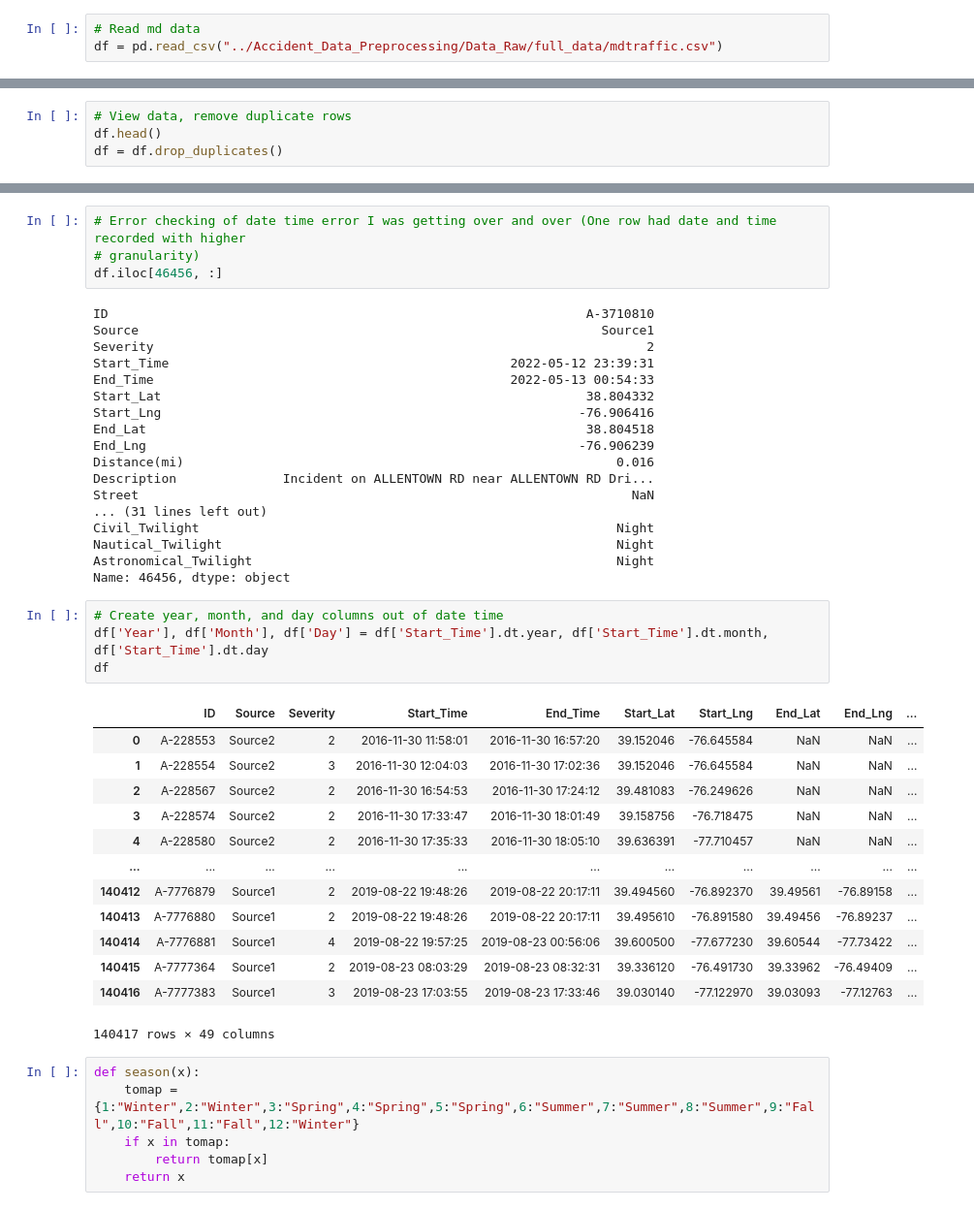
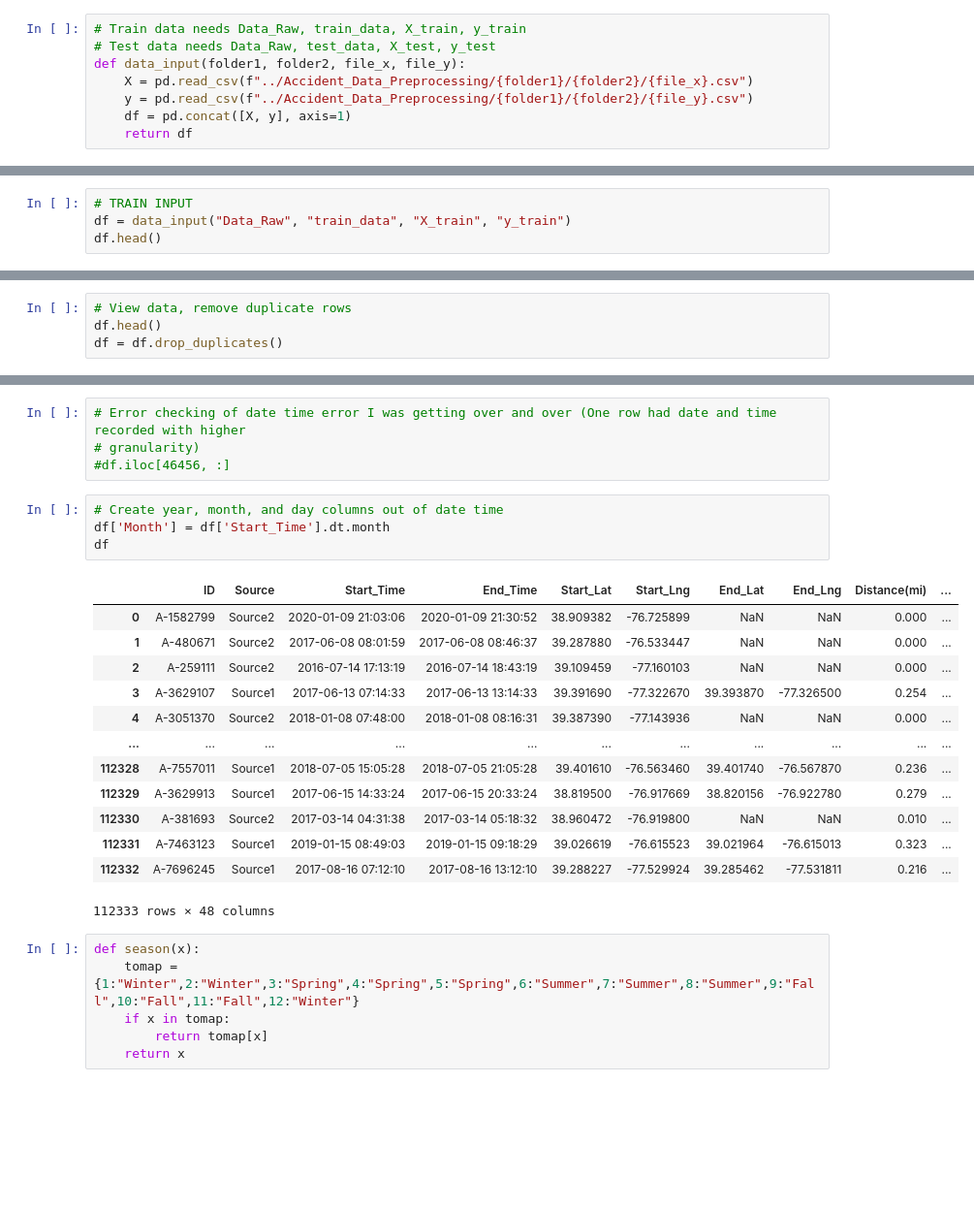
Before and after one commit to fenrirbatdorf/Accident_Data_Preprocessing, a Jupyter notebook: Fenrir_Feature_Engineer_Repair.ipynb, the cells around one changed output, grey strips where cells are left out. Shown: that part at 97% size. Cells and saved outputs as stored; diff of their text form; blank space fills up the shorter version.

Commit message:
Updated feature engineer to reflect train test split datasets

```diff
--- a/Fenrir_Feature_Engineer_Repair.ipynb
+++ b/Fenrir_Feature_Engineer_Repair.ipynb
@@ -3,6 +3,11 @@
 import pandas as pd
 from sklearn.preprocessing import OneHotEncoder
 import numpy as np
-# %%
-# Read md data
-df = pd.read_csv("../Accident_Data_Preprocessing/Data_Raw/full_data/mdtraffic.csv")
+# %%
+# Train data needs Data_Raw, train_data, X_train, y_train
+# Test data needs Data_Raw, test_data, X_test, y_test
+def data_input(folder1, folder2, file_x, file_y):
+    X = pd.read_csv(f"../Accident_Data_Preprocessing/{folder1}/{folder2}/{file_x}.csv")
+    y = pd.read_csv(f"../Accident_Data_Preprocessing/{folder1}/{folder2}/{file_y}.csv")
+    df = pd.concat([X, y], axis=1)
+    return df
@@ -8,0 +18,4 @@ df = pd.read_csv("../Accident_Data_Preprocessing/Data_Raw/full_data/mdtraffic.cs
+# %%
+# TRAIN INPUT
+df = data_input("Data_Raw", "train_data", "X_train", "y_train")
+df.head()
@@ -115,43 +136,25 @@ Name: count, dtype: int64
 # %%
 # Error checking of date time error I was getting over and over (One row had date and time recorded with higher
 # granularity)
-df.iloc[46456, :]
+#df.iloc[46456, :]
-# %% [output]
-ID                                                               A-3710810
-Source                                                             Source1
-Severity                                                                 2
-Start_Time                                             2022-05-12 23:39:31
-End_Time                                               2022-05-13 00:54:33
-Start_Lat                                                        38.804332
-Start_Lng                                                       -76.906416
-End_Lat                                                          38.804518
-End_Lng                                                         -76.906239
-Distance(mi)                                                         0.016
-Description              Incident on ALLENTOWN RD near ALLENTOWN RD Dri...
-Street                                                                 NaN
-... (31 lines left out)
-Civil_Twilight                                                       Night
-Nautical_Twilight                                                    Night
-Astronomical_Twilight                                                Night
-Name: 46456, dtype: object
 # %%
 # Create year, month, and day columns out of date time
-df['Year'], df['Month'], df['Day'] = df['Start_Time'].dt.year, df['Start_Time'].dt.month, df['Start_Time'].dt.day
+df['Month'] = df['Start_Time'].dt.month
 df
 # %% [output]
-|  | ID | Source | Severity | Start_Time | End_Time | Start_Lat | Start_Lng | End_Lat | End_Lng | ... |
-| 0 | A-228553 | Source2 | 2 | 2016-11-30 11:58:01 | 2016-11-30 16:57:20 | 39.152046 | -76.645584 | NaN | NaN | ... |
-| 1 | A-228554 | Source2 | 3 | 2016-11-30 12:04:03 | 2016-11-30 17:02:36 | 39.152046 | -76.645584 | NaN | NaN | ... |
-| 2 | A-228567 | Source2 | 2 | 2016-11-30 16:54:53 | 2016-11-30 17:24:12 | 39.481083 | -76.249626 | NaN | NaN | ... |
-| 3 | A-228574 | Source2 | 2 | 2016-11-30 17:33:47 | 2016-11-30 18:01:49 | 39.158756 | -76.718475 | NaN | NaN | ... |
-| 4 | A-228580 | Source2 | 2 | 2016-11-30 17:35:33 | 2016-11-30 18:05:10 | 39.636391 | -77.710457 | NaN | NaN | ... |
+|  | ID | Source | Start_Time | End_Time | Start_Lat | Start_Lng | End_Lat | End_Lng | Distance(mi) | ... |
+| 0 | A-1582799 | Source2 | 2020-01-09 21:03:06 | 2020-01-09 21:30:52 | 38.909382 | -76.725899 | NaN | NaN | 0.000 | ... |
+| 1 | A-480671 | Source2 | 2017-06-08 08:01:59 | 2017-06-08 08:46:37 | 39.287880 | -76.533447 | NaN | NaN | 0.000 | ... |
+| 2 | A-259111 | Source2 | 2016-07-14 17:13:19 | 2016-07-14 18:43:19 | 39.109459 | -77.160103 | NaN | NaN | 0.000 | ... |
+| 3 | A-3629107 | Source1 | 2017-06-13 07:14:33 | 2017-06-13 13:14:33 | 39.391690 | -77.322670 | 39.393870 | -77.326500 | 0.254 | ... |
+| 4 | A-3051370 | Source2 | 2018-01-08 07:48:00 | 2018-01-08 08:16:31 | 39.387390 | -77.143936 | NaN | NaN | 0.000 | ... |
 | ... | ... | ... | ... | ... | ... | ... | ... | ... | ... | ... |
-| 140412 | A-7776879 | Source1 | 2 | 2019-08-22 19:48:26 | 2019-08-22 20:17:11 | 39.494560 | -76.892370 | 39.49561 | -76.89158 | ... |
-| 140413 | A-7776880 | Source1 | 2 | 2019-08-22 19:48:26 | 2019-08-22 20:17:11 | 39.495610 | -76.891580 | 39.49456 | -76.89237 | ... |
-| 140414 | A-7776881 | Source1 | 4 | 2019-08-22 19:57:25 | 2019-08-23 00:56:06 | 39.600500 | -77.677230 | 39.60544 | -77.73422 | ... |
-| 140415 | A-7777364 | Source1 | 2 | 2019-08-23 08:03:29 | 2019-08-23 08:32:31 | 39.336120 | -76.491730 | 39.33962 | -76.49409 | ... |
-| 140416 | A-7777383 | Source1 | 3 | 2019-08-23 17:03:55 | 2019-08-23 17:33:46 | 39.030140 | -77.122970 | 39.03093 | -77.12763 | ... |
+| 112328 | A-7557011 | Source1 | 2018-07-05 15:05:28 | 2018-07-05 21:05:28 | 39.401610 | -76.563460 | 39.401740 | -76.567870 | 0.236 | ... |
+| 112329 | A-3629913 | Source1 | 2017-06-15 14:33:24 | 2017-06-15 20:33:24 | 38.819500 | -76.917669 | 38.820156 | -76.922780 | 0.279 | ... |
+| 112330 | A-381693 | Source2 | 2017-03-14 04:31:38 | 2017-03-14 05:18:32 | 38.960472 | -76.919800 | NaN | NaN | 0.010 | ... |
+| 112331 | A-7463123 | Source1 | 2019-01-15 08:49:03 | 2019-01-15 09:18:29 | 39.026619 | -76.615523 | 39.021964 | -76.615013 | 0.323 | ... |
+| 112332 | A-7696245 | Source1 | 2017-08-16 07:12:10 | 2017-08-16 13:12:10 | 39.288227 | -77.529924 | 39.285462 | -77.531811 | 0.216 | ... |
-140417 rows × 49 columns
+112333 rows × 48 columns
 # %%
 def season(x):
     tomap = {1:"Winter",2:"Winter",3:"Spring",4:"Spring",5:"Spring",6:"Summer",7:"Summer",8:"Summer",9:"Fall",10:"Fall",11:"Fall",12:"Winter"}
```
Also changed, not shown: parts of 39 cells of this notebook.
